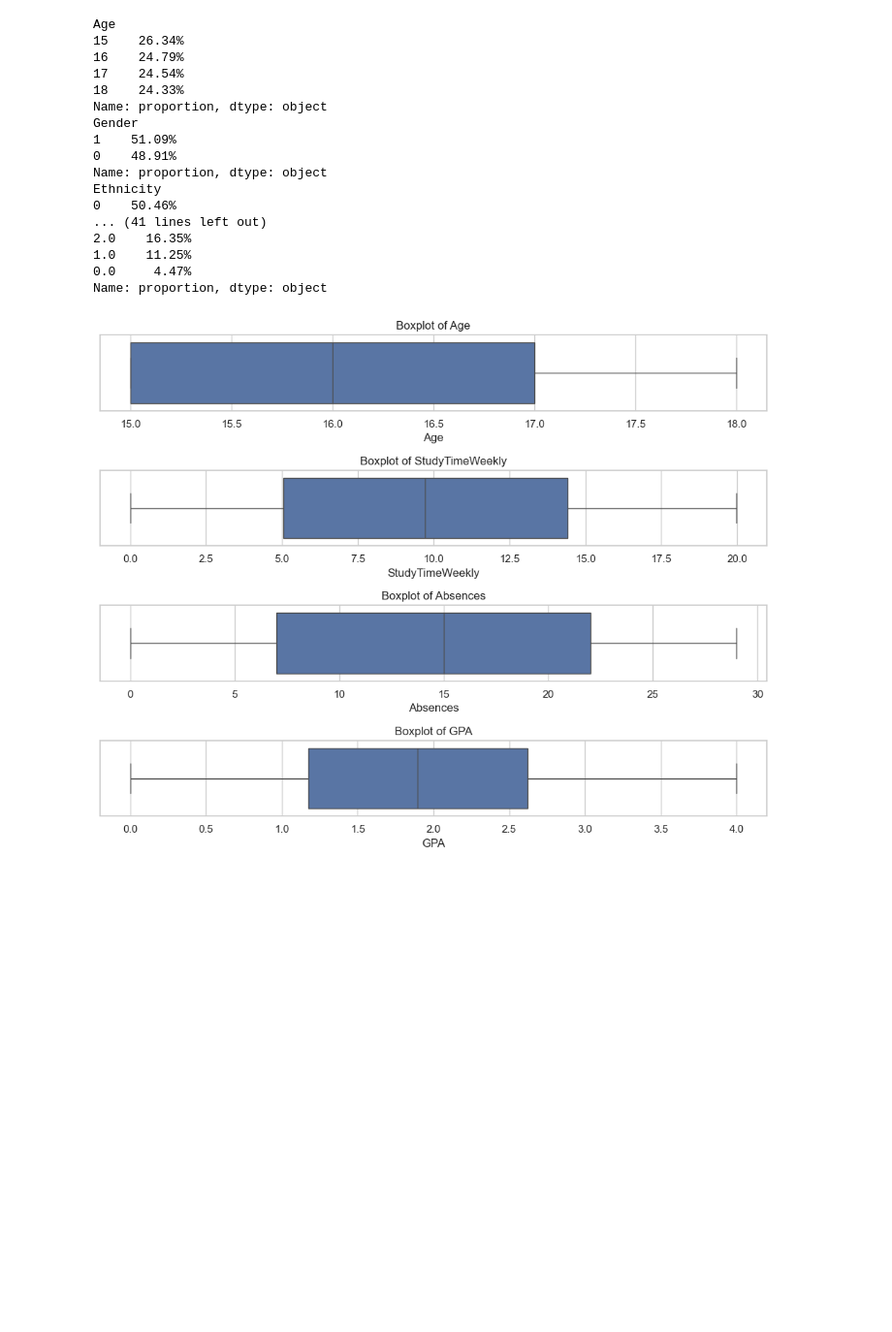
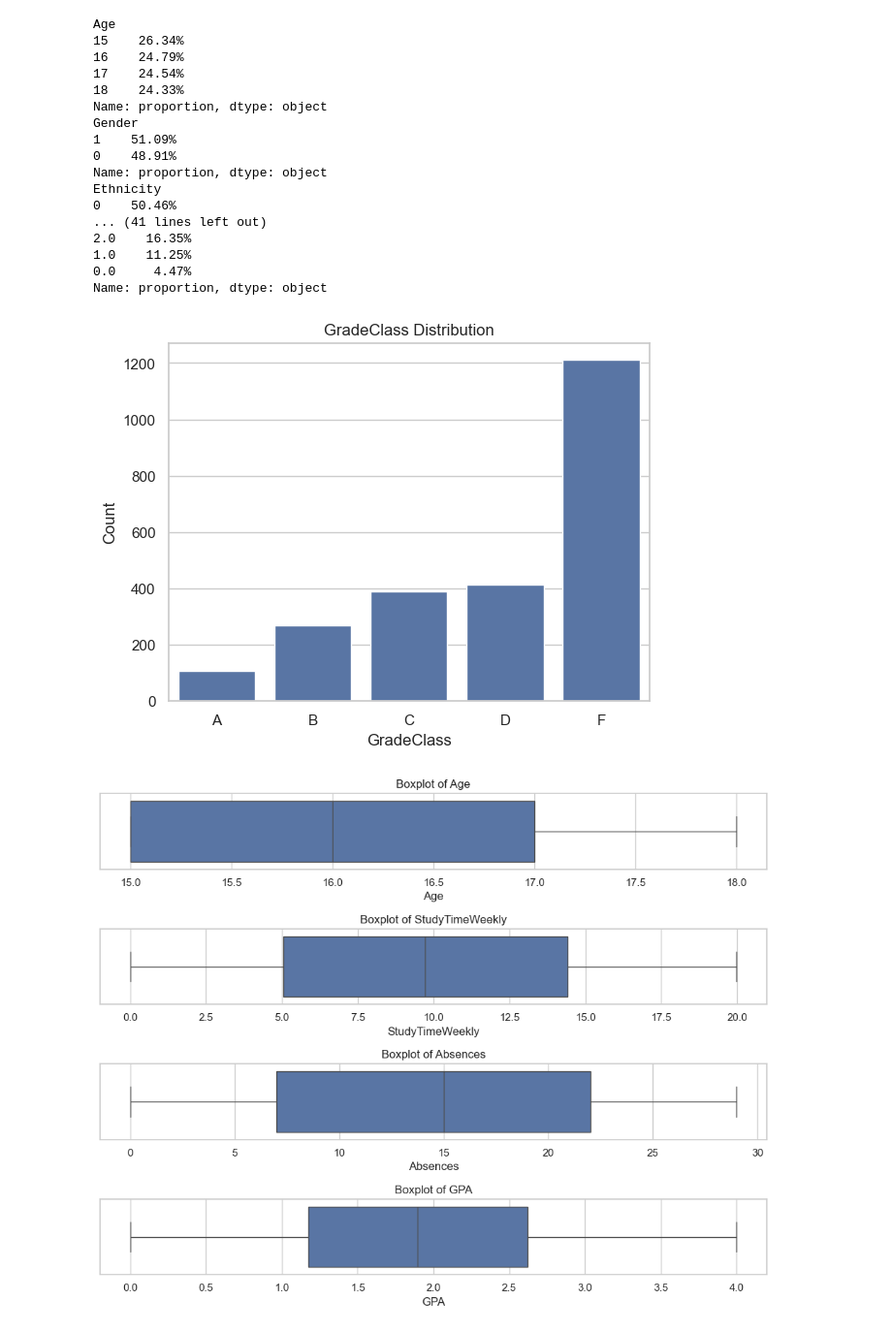
Before and after one commit to CantCode29/MLG382ProjectFolder, a Jupyter notebook: notebooks/BrightAcademyGradeAnalysisAndPredictionNoteBook.ipynb, the cells around one changed output. Shown at 97% size. Cells and saved outputs as stored; diff of their text form; code cells hidden in the pictures; blank space fills up the shorter version.

Commit message:
Report Graphs

```diff
--- a/notebooks/BrightAcademyGradeAnalysisAndPredictionNoteBook.ipynb
+++ b/notebooks/BrightAcademyGradeAnalysisAndPredictionNoteBook.ipynb
@@ -236,6 +236,18 @@ Ethnicity
 1.0    11.25%
 0.0     4.47%
 Name: proportion, dtype: object
+# %%
+# plt.figure(figsize=(15, 14))
+col = 'GradeClass'
+sns.countplot(data=df, x=col)
+plt.title(f'{col} Distribution')
+plt.ylabel('Count')
+plt.xlabel(col)
+plt.xticks(ticks=range(0,5,1), labels=['A', 'B', 'C', 'D', 'F'])
+# plt.tight_layout()
+plt.show()
+# %% [output]
+[figure, added]
 # %%
 plt.figure(figsize=(10, 8))
 for i, col in enumerate(numerical):
```
Also changed, not shown: parts of 16 cells of this notebook.
